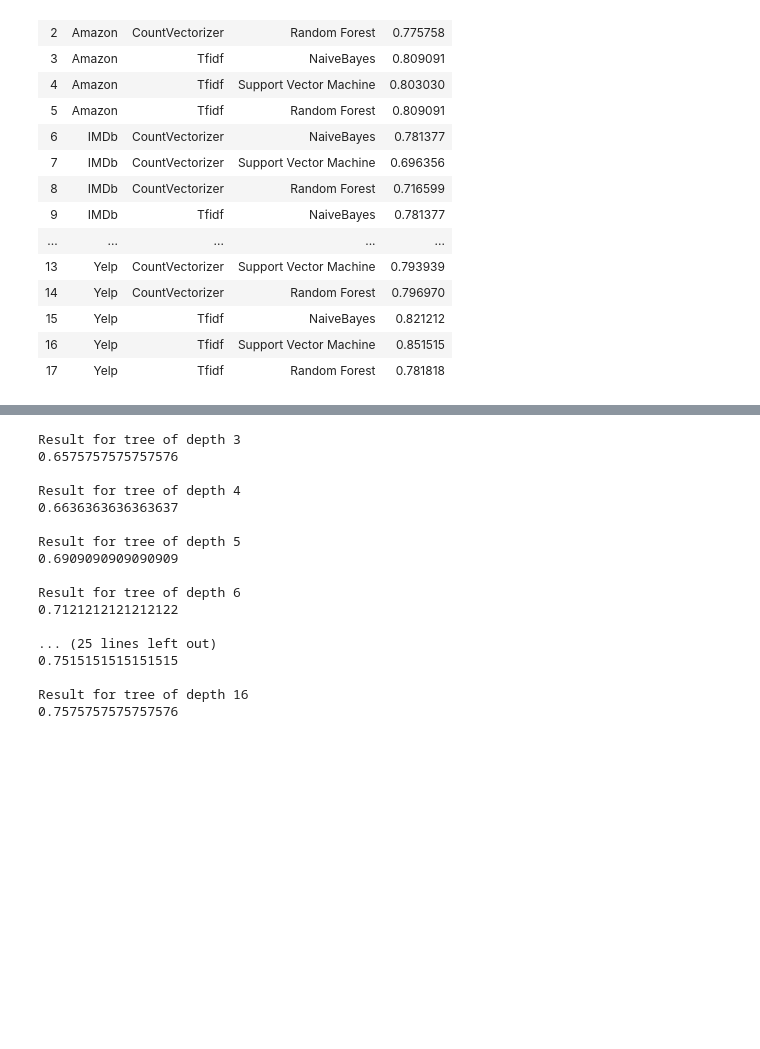
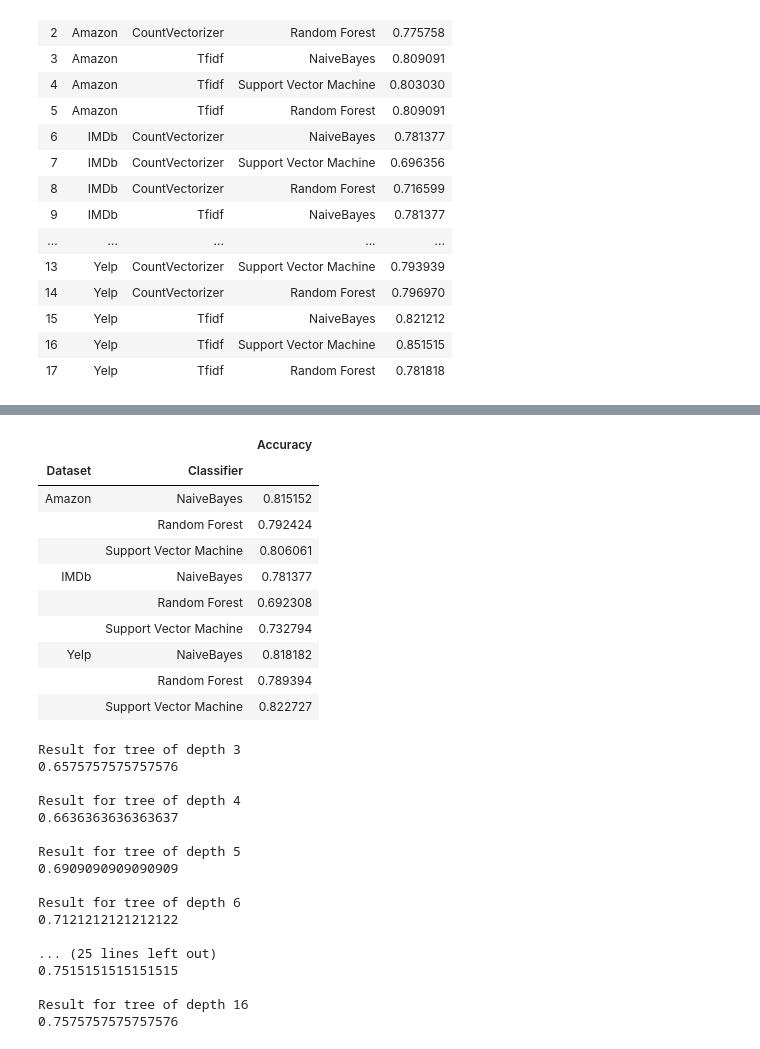
Before and after one commit to greghvk/eksploracja_danych_projekt, a Jupyter notebook: Eksploracja_projekt.ipynb, the cells around one changed output, grey strips where cells are left out. Drawn from its saved outputs; the diff is of its cells as text; code cells hidden in the pictures; blank space fills up the shorter version.

Commit message:
Added more mean results

```diff
--- a/Eksploracja_projekt.ipynb
+++ b/Eksploracja_projekt.ipynb
@@ -234,3 +253,17 @@ basic_results
+# %%
+basic_results.groupby(['Dataset', 'Classifier']).mean()
+# %% [output]
+|  |  | Accuracy |
+| Dataset | Classifier |  |
+| Amazon | NaiveBayes | 0.815152 |
+|  | Random Forest | 0.792424 |
+|  | Support Vector Machine | 0.806061 |
+| IMDb | NaiveBayes | 0.781377 |
+|  | Random Forest | 0.692308 |
+|  | Support Vector Machine | 0.732794 |
+| Yelp | NaiveBayes | 0.818182 |
+|  | Random Forest | 0.789394 |
+|  | Support Vector Machine | 0.822727 |
 # %%
 for tree_length in range(3, 17):
     print(f'\nResult for tree of depth {tree_length}')
```
Also changed, not shown: parts of 2 cells of this notebook.
